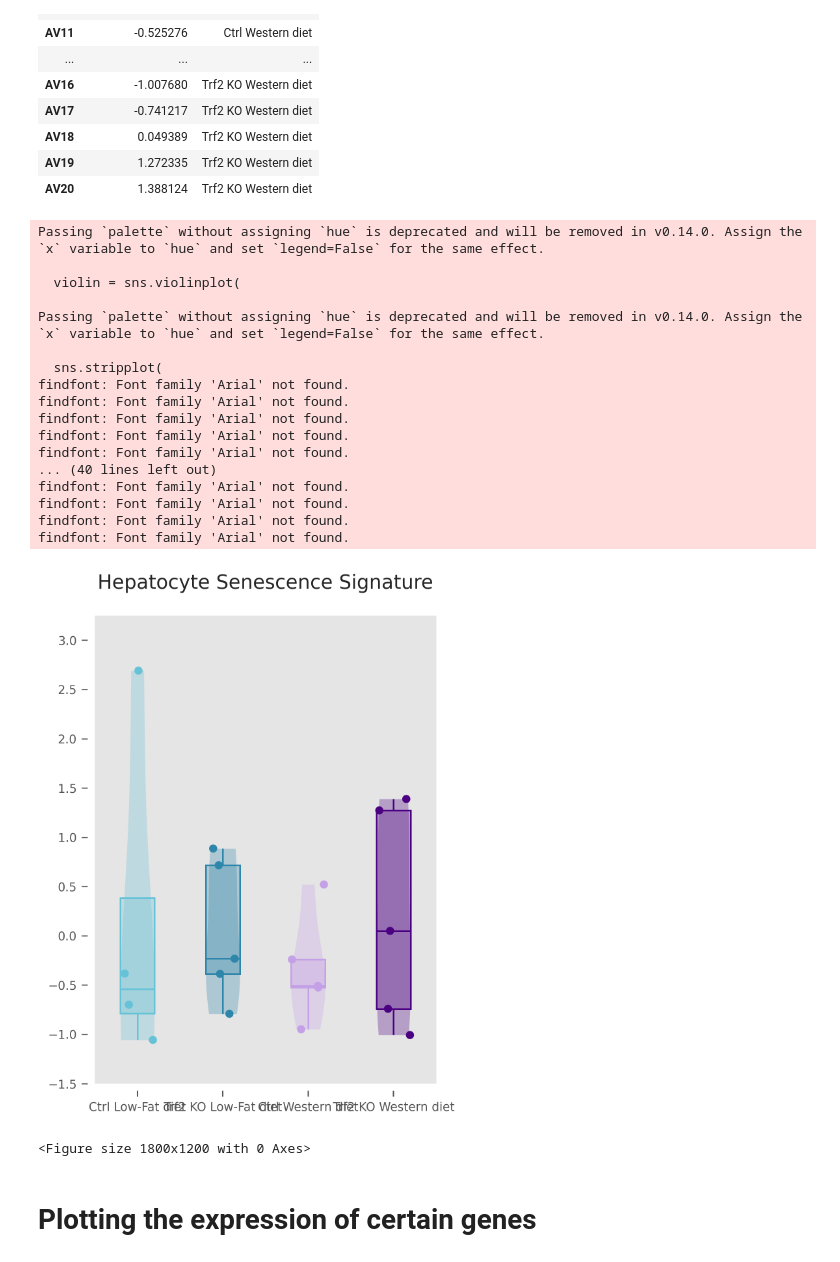
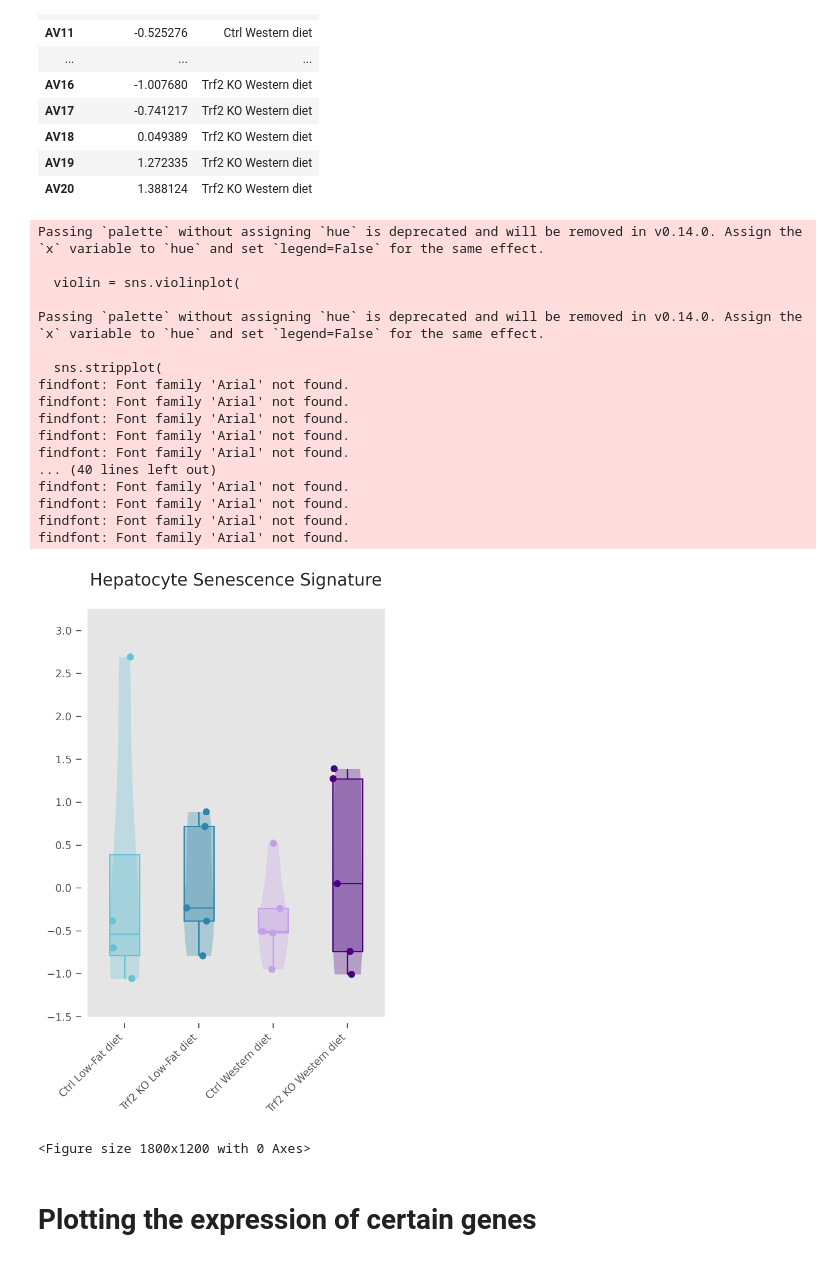
Before and after one commit to akanksha-sachan/ERCC1_iPSC_analysis, a Jupyter notebook: liver_mice/sen_scores.ipynb, the cells around one changed output. Drawn from its saved outputs; the diff is of its cells as text; code cells hidden in the pictures.

Commit message:
modified violon box combo plot

```diff
--- a/liver_mice/sen_scores.ipynb
+++ b/liver_mice/sen_scores.ipynb
@@ -304,35 +245,36 @@ fig = plot_violin_box_combo(
     data=hepatocyte_sen_scores,
     x_var='category',
     y_var='senescence_score',
     title='Hepatocyte Senescence Signature',
     x_ticks=hepatocyte_sen_scores['category'].unique(),
-    palette=custom_colors
+    palette=custom_colors,
+    rotation=45
 )
 
 # Display the plot
 from IPython.display import display
 display(fig)
 # save as pdf
 #fig.savefig('/ocean/projects/cis240075p/asachan/datasets/senescence_datasets/mouse_liver/figures/cellage_scores.pdf', bbox_inches='tight')
 # %% [output]
 Passing `palette` without assigning `hue` is deprecated and will be removed in v0.14.0. Assign the `x` variable to `hue` and set `legend=False` for the same effect.
 
   violin = sns.violinplot(
 
 Passing `palette` without assigning `hue` is deprecated and will be removed in v0.14.0. Assign the `x` variable to `hue` and set `legend=False` for the same effect.
 
   sns.stripplot(
 findfont: Font family 'Arial' not found.
 findfont: Font family 'Arial' not found.
 findfont: Font family 'Arial' not found.
 findfont: Font family 'Arial' not found.
 findfont: Font family 'Arial' not found.
 ... (40 lines left out)
 findfont: Font family 'Arial' not found.
 findfont: Font family 'Arial' not found.
 findfont: Font family 'Arial' not found.
 findfont: Font family 'Arial' not found.
-[figure, old version]
+[figure, new version]
 <Figure size 1800x1200 with 0 Axes>
 # %% [markdown]
 # Plotting the expression of certain genes
```
Also changed, not shown: parts of 9 cells of this notebook, 2 other files.
